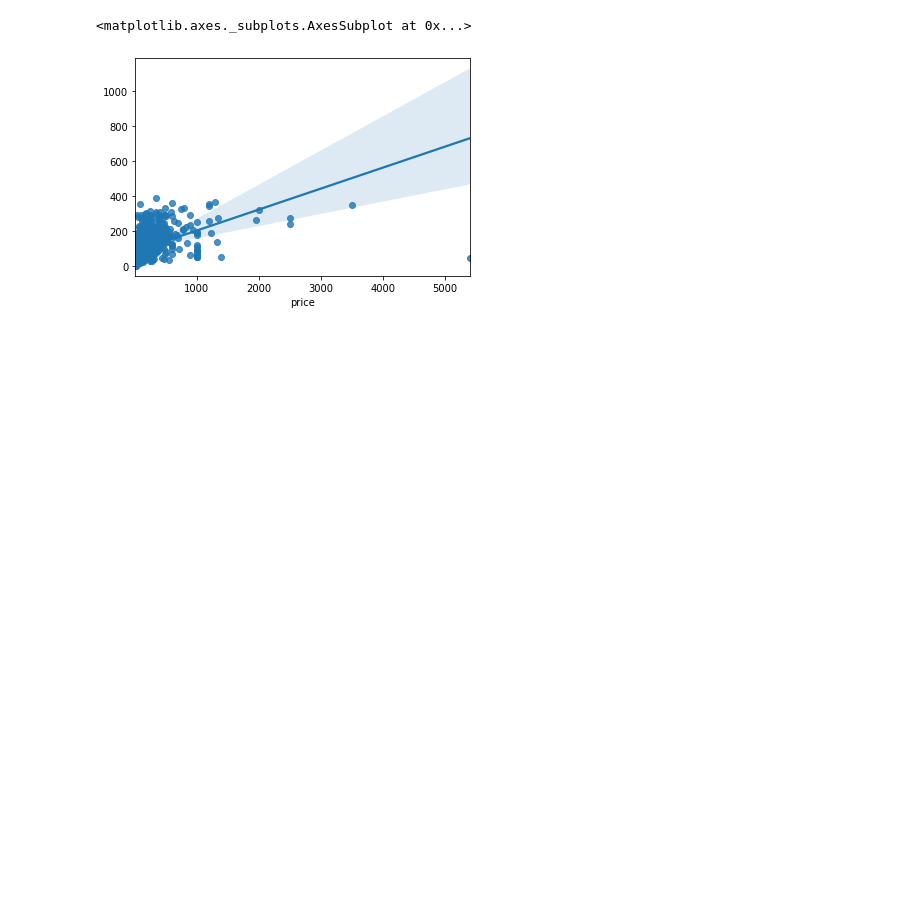
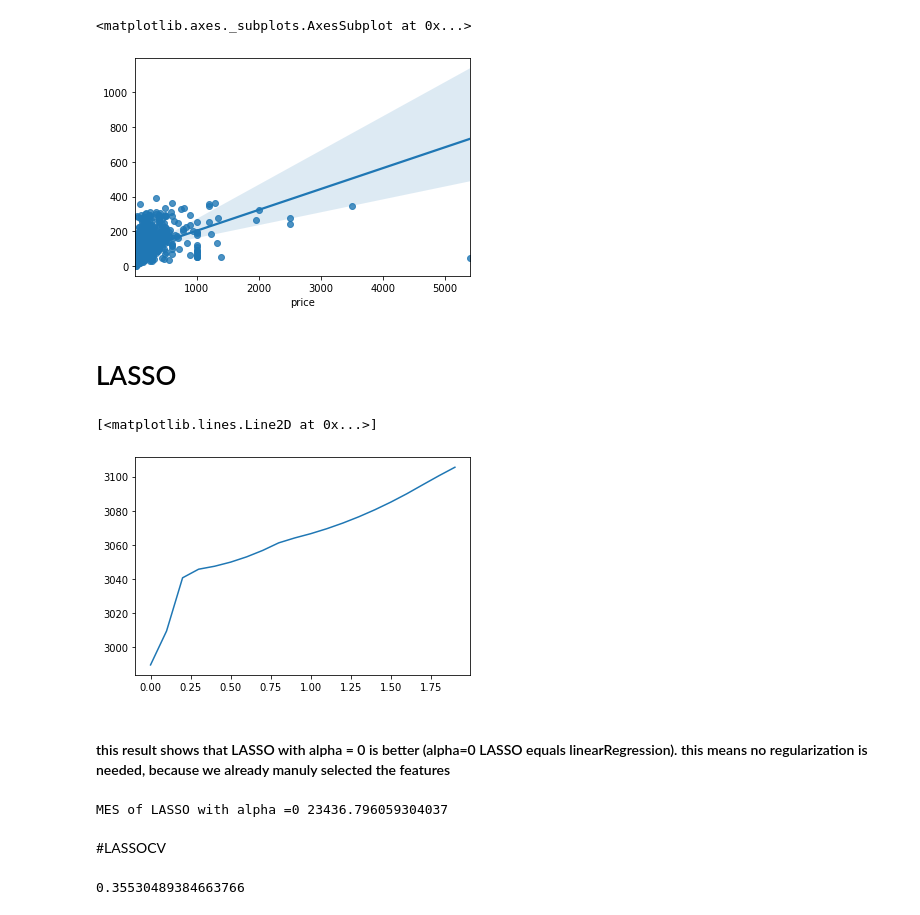
Before and after one commit to RyanXJu/Airbnb_Montreal, a Jupyter notebook: PricePrediction2.ipynb, the cells around one changed output. Cells and saved outputs as stored; diff of their text form; code cells hidden in the pictures; blank space fills up the shorter version.

```diff
--- a/PricePrediction2.ipynb
+++ b/PricePrediction2.ipynb
@@ -433,3 +424,50 @@ sns.regplot(x=Y_test,y=Y_pred,fit_reg=True)
 # %% [output]
 <matplotlib.axes._subplots.AxesSubplot at 0x...>
 [figure]
+# %% [markdown]
+# LASSO
+# %%
+from sklearn import linear_model
+
+# split training data into train and validation sets
+X_train_lasso, X_val_lasso, y_train_lasso, y_val_lasso = train_test_split (X_train, y_train,
+                                                                           test_size=0.10, random_state=42)
+# X_train_lasso.shape
+# y_train_lasso.shape
+# %%
+MSE_LASSO = list()
+for i in range(0, 20):
+    clf = linear_model.Lasso(alpha= i/10)
+    clf.fit(X_train_lasso, y_train_lasso)
+    y_pred_lasso = clf.predict(X_val_lasso)
+    mse = mean_squared_error(y_pred_lasso, y_val_lasso)
+    MSE_LASSO.append((i/10, mse))
+MSE_LASSO
+
+alpha_tune = [i for i,j in MSE_LASSO]
+mse_tune = [j for i,j in MSE_LASSO]
+
+plt.plot(alpha_tune, mse_tune)
+# %% [output]
+[<matplotlib.lines.Line2D at 0x...>]
+[figure, added]
+# %% [markdown]
+#### this result shows that LASSO with alpha = 0 is better (alpha=0 LASSO equals linearRegression). this means no regularization is needed, because we already manuly selected the features
+# %%
+clf = linear_model.Lasso(alpha= 0)
+clf.fit(X_train, y_train)
+y_pred = clf.predict(X_test)
+mse = mean_squared_error(y_pred, Y_test)
+print("MES of LASSO with alpha =0", mse)
+# %% [output]
+MES of LASSO with alpha =0 23436.796059304037
+# %% [markdown]
+#LASSOCV
+# %%
+from sklearn.linear_model import LassoCV
+reg = LassoCV(cv=5, random_state=0).fit(X_train, y_train)
+
+# Return the coefficient of determination R^2 of the prediction.
+reg.score(X_train, y_train)
+# %% [output]
+0.35530489384663766
```
Also changed, not shown: parts of 9 cells of this notebook.
